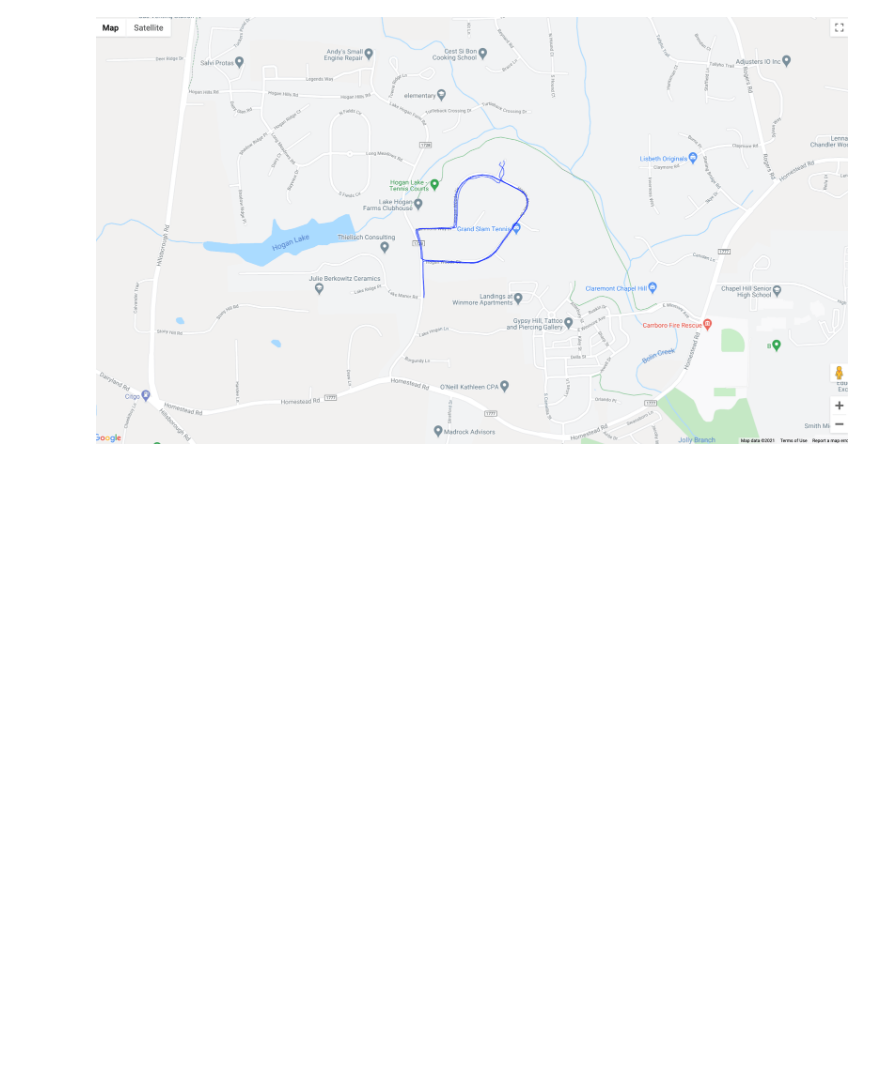
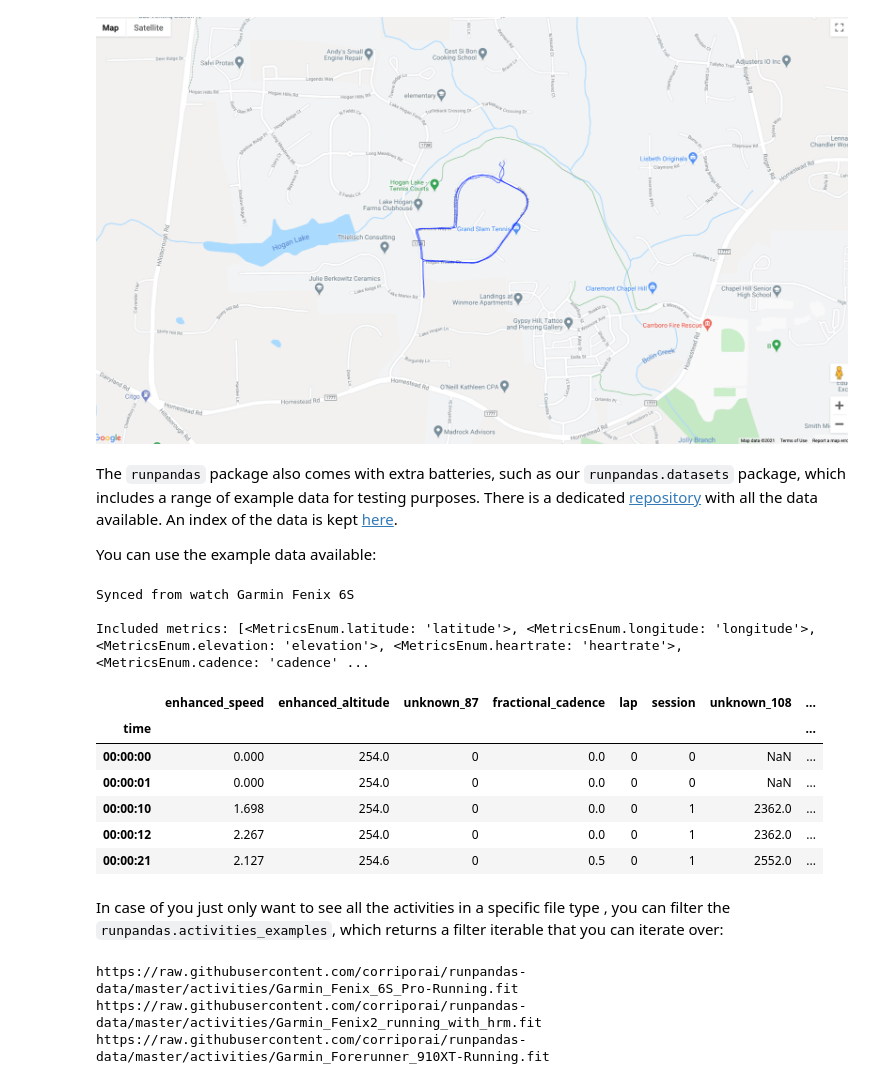
Before and after one commit to corriporai/runpandas, a Jupyter notebook: docs/source/user_guide/1-overview.ipynb, the cells around one changed output. Cells and saved outputs as stored; diff of their text form; code cells hidden in the pictures; blank space fills up the shorter version.

```diff
--- a/docs/source/user_guide/1-overview.ipynb
+++ b/docs/source/user_guide/1-overview.ipynb
@@ -155,3 +174,36 @@ import IPython
 IPython.display.Image(filename='images/myroute-min.png')
 # %% [output]
 [figure]
+# %% [markdown]
+The ``runpandas`` package also comes with extra batteries, such as our ``runpandas.datasets`` package, which includes a range of example data for testing purposes. There is a dedicated [repository](https://github.com/corriporai/runpandas-data) with all the data available. An index of the data is kept [here](https://github.com/corriporai/runpandas-data/blob/master/activities/index.yml).
+
+You can use the example data available:
+# %%
+example_fit = rpd.activity_examples(path='Garmin_Fenix_6S_Pro-Running.fit')
+print(example_fit.summary)
+print('Included metrics:', example_fit.included_data)
+# %% [output]
+Synced from watch Garmin Fenix 6S
+
+Included metrics: [<MetricsEnum.latitude: 'latitude'>, <MetricsEnum.longitude: 'longitude'>, <MetricsEnum.elevation: 'elevation'>, <MetricsEnum.heartrate: 'heartrate'>, <MetricsEnum.cadence: 'cadence' ...
+# %%
+rpd.read_file(example_fit.path).head()
+# %% [output]
+|  | enhanced_speed | enhanced_altitude | unknown_87 | fractional_cadence | lap | session | unknown_108 | ... |
+| time |  |  |  |  |  |  |  | ... |
+| 00:00:00 | 0.000 | 254.0 | 0 | 0.0 | 0 | 0 | NaN | ... |
+| 00:00:01 | 0.000 | 254.0 | 0 | 0.0 | 0 | 0 | NaN | ... |
+| 00:00:10 | 1.698 | 254.0 | 0 | 0.0 | 0 | 1 | 2362.0 | ... |
+| 00:00:12 | 2.267 | 254.0 | 0 | 0.0 | 0 | 1 | 2362.0 | ... |
+| 00:00:21 | 2.127 | 254.6 | 0 | 0.5 | 0 | 1 | 2552.0 | ... |
+# %% [markdown]
+In case of you just only want to see all the activities in a specific file type , you can filter the ``runpandas.activities_examples``, which returns a filter iterable that you can iterate over:
+# %%
+fit_examples = rpd.activity_examples(file_type=rpd.FileTypeEnum.FIT)
+for example in fit_examples:
+    #Download and play with the filtered examples
+    print(example.path)
+# %% [output]
+https://raw.githubusercontent.com/corriporai/runpandas-data/master/activities/Garmin_Fenix_6S_Pro-Running.fit
+https://raw.githubusercontent.com/corriporai/runpandas-data/master/activities/Garmin_Fenix2_running_with_hrm.fit
+https://raw.githubusercontent.com/corriporai/runpandas-data/master/activities/Garmin_Forerunner_910XT-Running.fit
```
Also changed, not shown: parts of 5 cells of this notebook, 16 other files.
